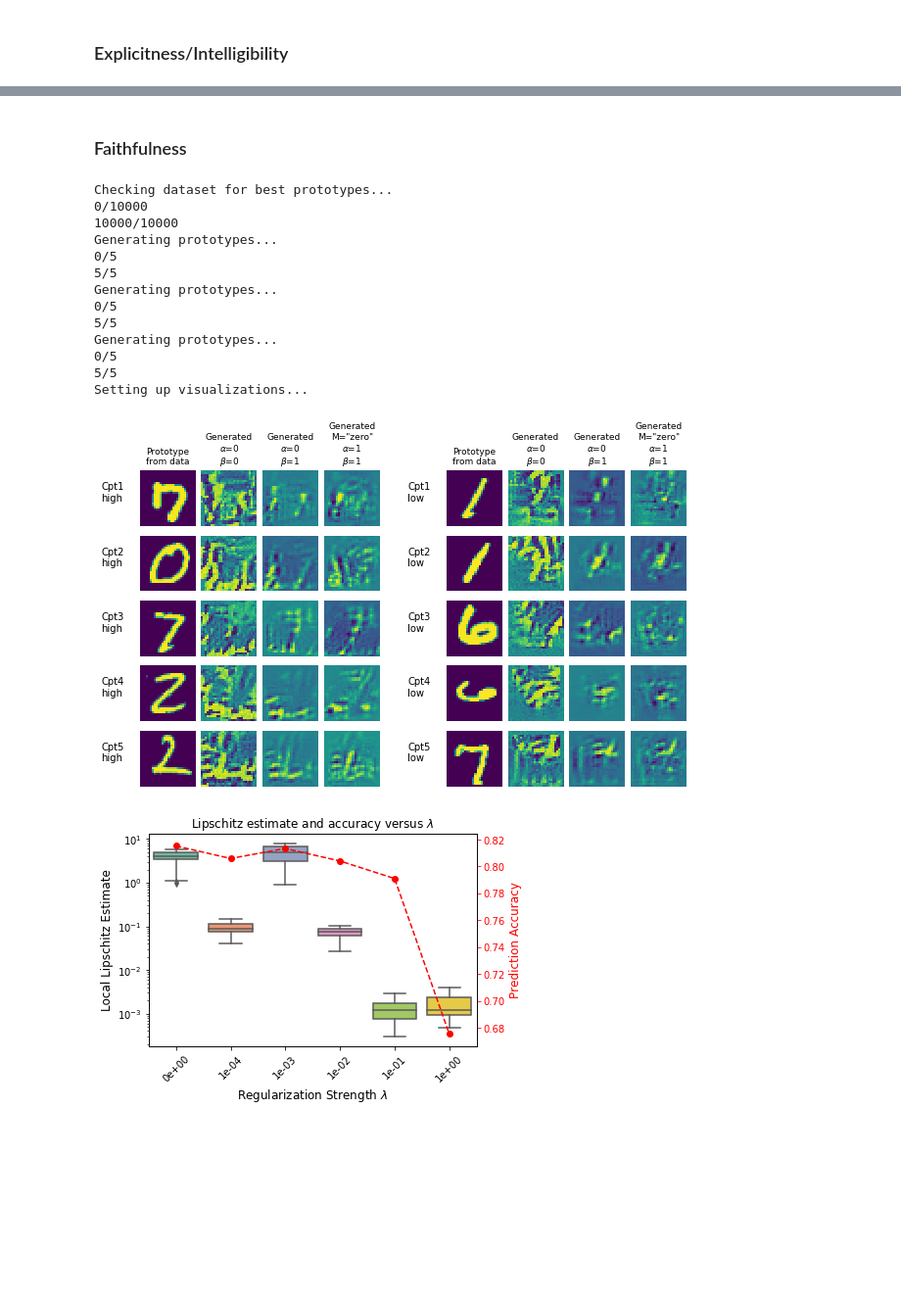
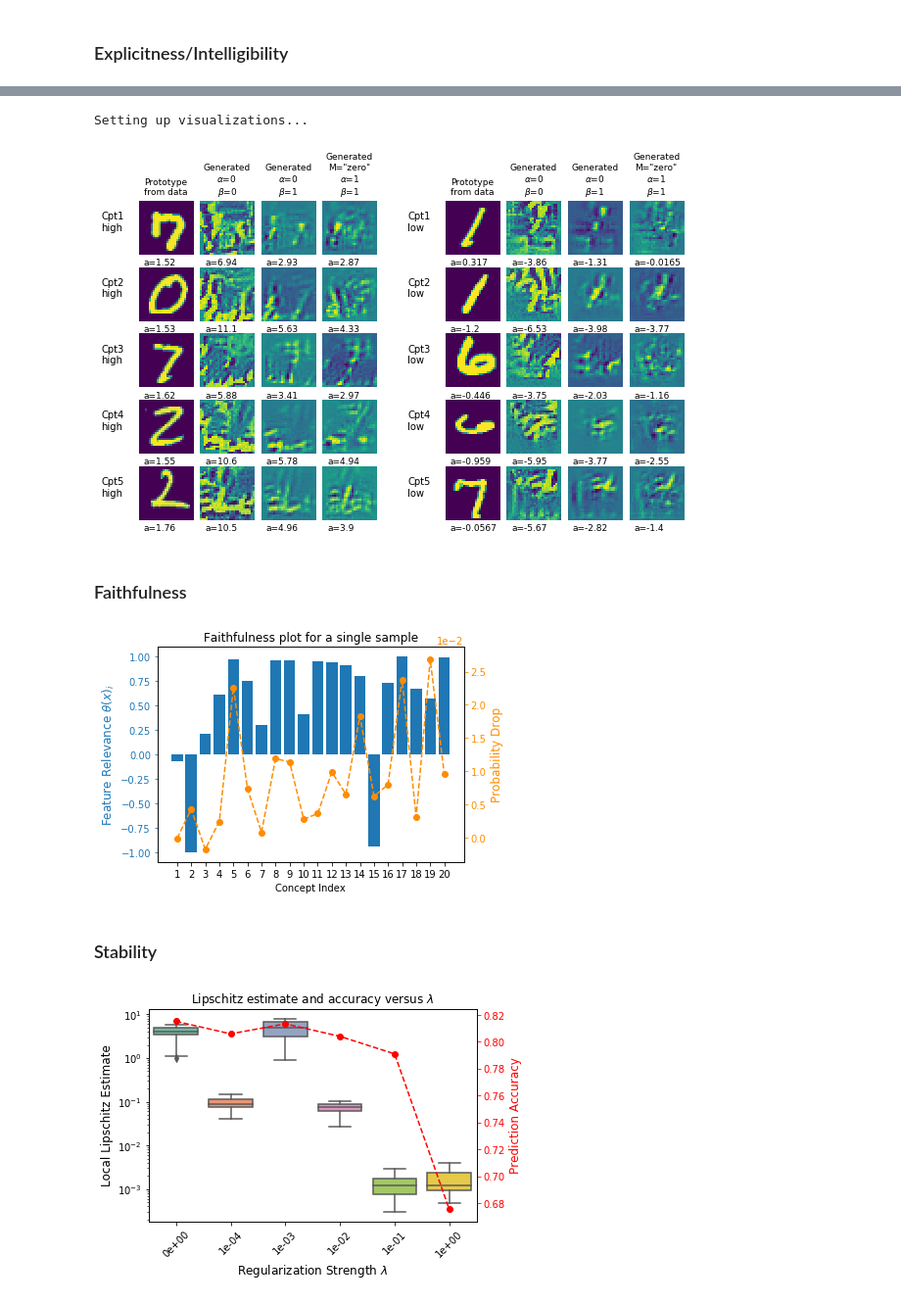
Before and after one commit to ricokoff/FACT-AI, a Jupyter notebook: SENN/Notebook.ipynb, the cells around one changed output, grey strips where cells are left out. Shown at 98% size. Drawn from its saved outputs; the diff is of its cells as text; code cells hidden in the pictures; blank space fills up the shorter version.

```diff
--- a/SENN/Notebook.ipynb
+++ b/SENN/Notebook.ipynb
@@ -118,30 +112,26 @@ mnist.im_act_con_plot(mnist_cnn_5concepts_models['E4'], index, layout='horizonta
+# %%
+#takes ~2 min
+prototypes = mnist.visualize_cpts(mnist_cnn_5concepts_models['E1'], MNIST_TEST_SET, p1=[0,0,1], p2=[0,1,1],
+                   method=["zero"] * 3,
+                   x0=None,
+                   show_loss=False,
+                   print_freqs=[0, 0],
+                   show_activations=True,
+                   return_prototypes=True,
+                   best_of=1,
+                   compact=False)
+# %% [output]
+Setting up visualizations...
+[figure, added]
 # %% [markdown]
 ### Faithfulness
-# %%
-prototypes = mnist.visualize_cpts(mnist_cnn_5concepts_models['E1'], MNIST_TEST_SET, p1=[0,0,1], p2=[0,1,1],
-                   method=["zero"] * 3,
-                   x0=None,
-                   show_loss=False,
-                   print_freqs=[1e9, 1e9],
-                   show_activations=False,
-                   return_prototypes=True,
-                   best_of=1,
-                   compact=False)
-# %% [output]
-Checking dataset for best prototypes...
-0/10000
-10000/10000
-Generating prototypes...
-0/5
-5/5
-Generating prototypes...
-0/5
-5/5
-Generating prototypes...
-0/5
-5/5
-Setting up visualizations...
-[figure, removed]
+# %%
+index = 36
+mnist.faithfullness_plot(mnist_cnn_20concepts_models['E1'], MNIST_TEST_SET, index, show_h=False, show_htheta=False)
+# %% [output]
+[figure, added]
+# %% [markdown]
+### Stability
 # %%
 compas.lipschitz_accuracy_plot(models=list(compas_models.values()),
                        reg_lambdas=[l for l in RegLambda],
```
Also changed, not shown: parts of 4 cells of this notebook, 1 other file.
